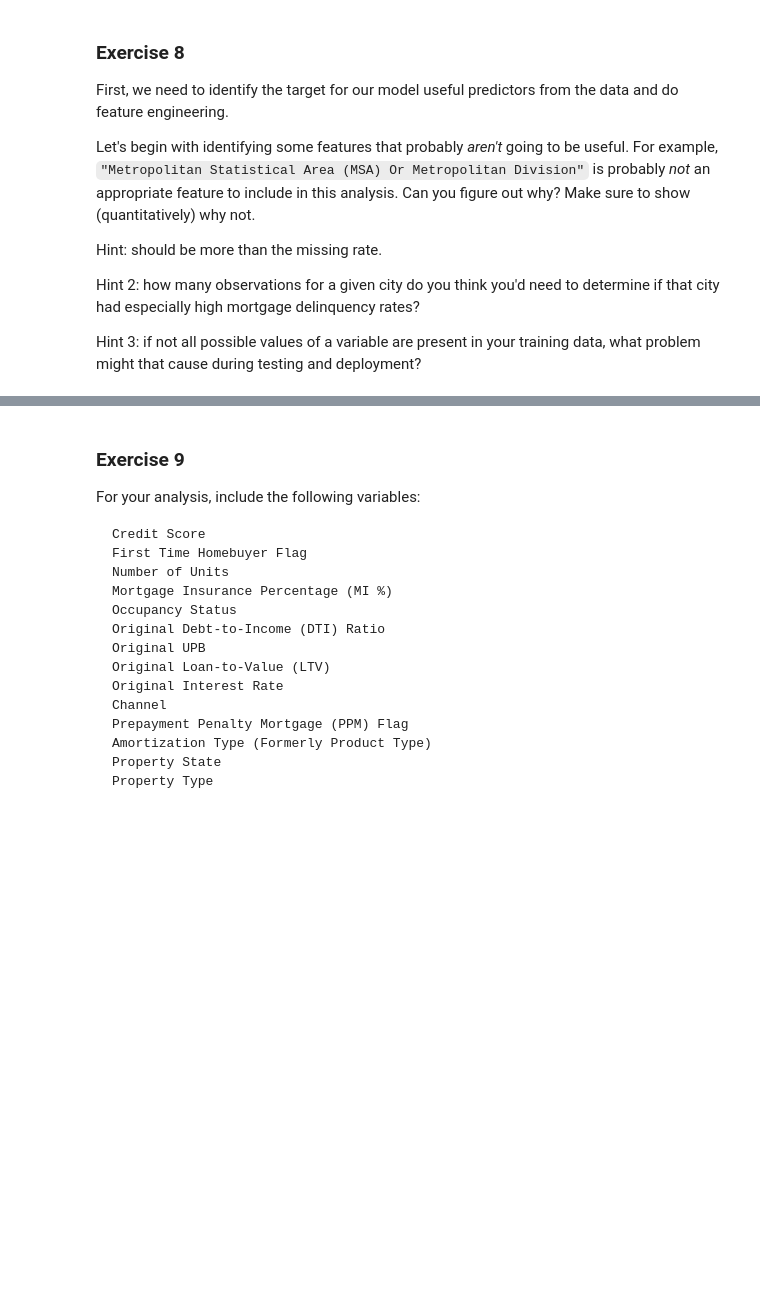
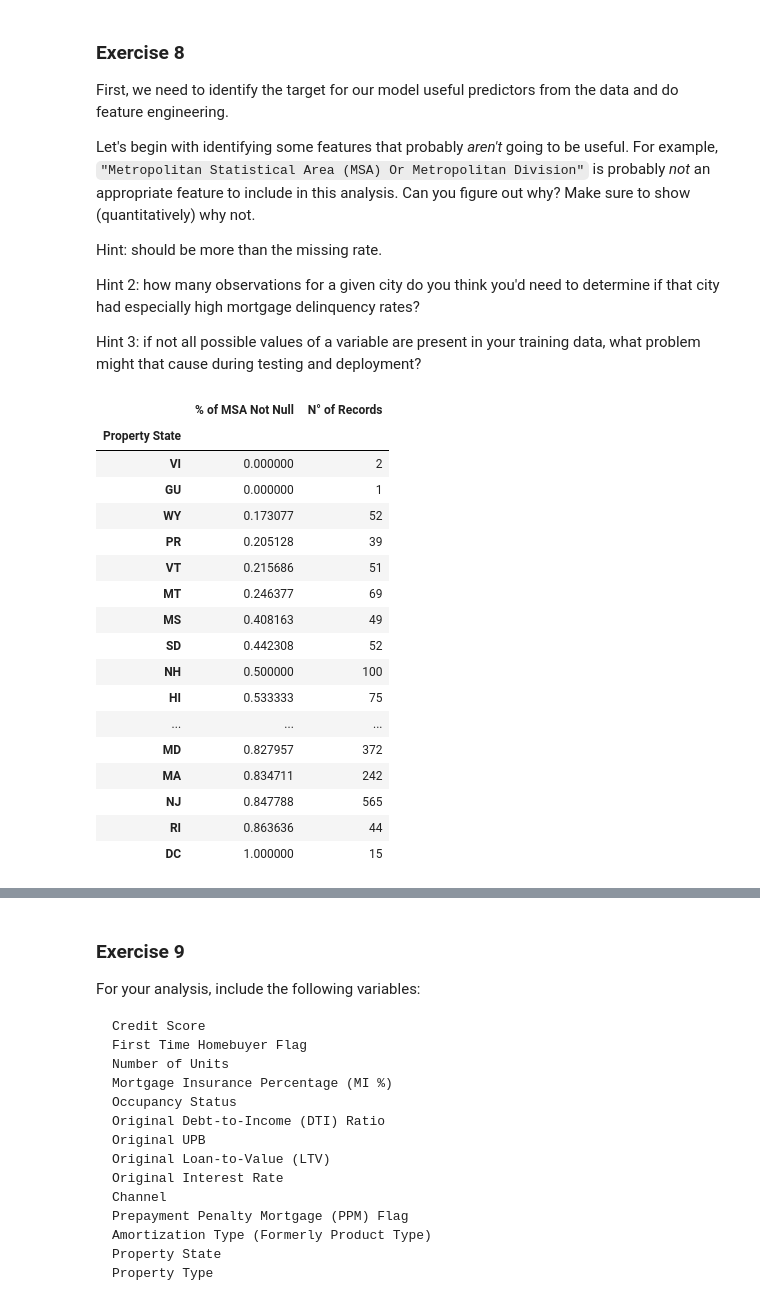
Before and after one commit to dani-jimlar/UDS_2024, a Jupyter notebook: exercise_passive_prediction.ipynb, the cells around one changed output, grey strips where cells are left out. Saved outputs shown, nothing was run; the diff lists cells and outputs as text; code cells hidden in the pictures; blank space fills up the shorter version.

```diff
--- a/exercise_passive_prediction.ipynb
+++ b/exercise_passive_prediction.ipynb
@@ -381,6 +356,7 @@ Name: count, dtype: int64
 # %%
 db_m_filtered["Indicator"] = (
-    db_m_filtered.groupby("Loan Sequence Number")["Current Loan Delinquency Status"]
+    db_m_filtered.groupby("Loan Sequence Number")[
+        "Current Loan Delinquency Status"]
     .transform(lambda x: (x != "0").any())
     .astype(int)
 )
@@ -447,0 +376,17 @@ ex7_share_delinquent
+# %%
+# drop all servicing variables reported on a monthly basis
+
+col_ser = col_ser.tolist()
+col_ser.remove("Loan Sequence Number")
+
+cols_to_remove = col_ser + [
+    "n_months",
+    "First Payment Date DT",
+    "Monthly Reporting Period DT",
+    "First Payment Quarter Transformed",
+    "Origination Quarter Transformed",
+    "_merge",
+]
+
+db_m_filtered2 = db_m_filtered2.drop(columns=cols_to_remove)
+db_m_filtered2.shape
@@ -474,3 +423,36 @@ Hint: should be more than the missing rate.
 Hint 2: how many observations for a given city do you think you'd need to determine if that city had especially high mortgage delinquency rates?
 
 Hint 3: if not all possible values of a variable are present in your training data, what problem might that cause during testing and deployment?
+# %%
+db_m_filtered2["MSA_not_null"] = (
+    db_m_filtered2["Metropolitan Statistical Area (MSA) Or Metropolitan Division"]
+    .notnull()
+    .astype(int)
+)
+
+result = (
+    db_m_filtered2.groupby("Property State")["MSA_not_null"]
+    .agg(["mean", "count"])
+    .sort_values(by="mean")
+)
+
+result.rename(columns={"mean": "% of MSA Not Null", "count": "N° of Records"})
+# %% [output]
+|  | % of MSA Not Null | N° of Records |
+| Property State |  |  |
+| VI | 0.000000 | 2 |
+| GU | 0.000000 | 1 |
+| WY | 0.173077 | 52 |
+| PR | 0.205128 | 39 |
+| VT | 0.215686 | 51 |
+| MT | 0.246377 | 69 |
+| MS | 0.408163 | 49 |
+| SD | 0.442308 | 52 |
+| NH | 0.500000 | 100 |
+| HI | 0.533333 | 75 |
+| ... | ... | ... |
+| MD | 0.827957 | 372 |
+| MA | 0.834711 | 242 |
+| NJ | 0.847788 | 565 |
+| RI | 0.863636 | 44 |
+| DC | 1.000000 | 15 |
```
Also changed, not shown: parts of 19 cells of this notebook.
